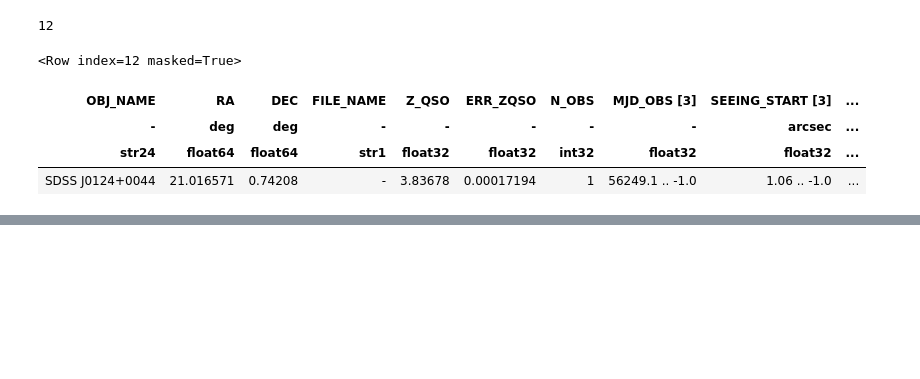
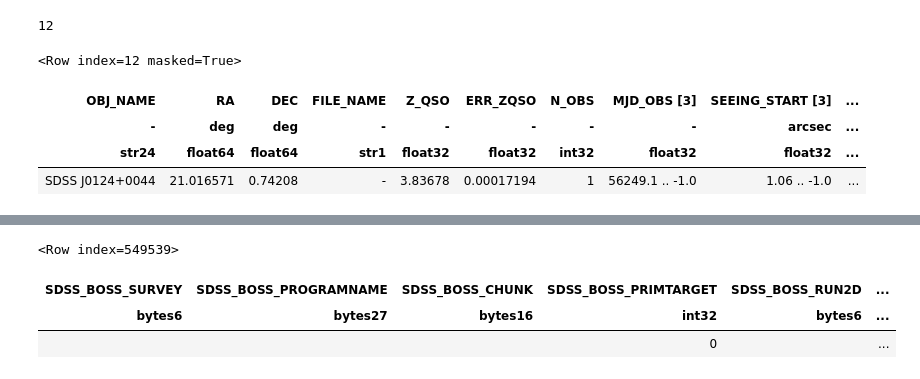
Before and after one commit to specdb/igmspec, a Jupyter notebook: docs/datasets/XQ-100.ipynb, the cells around one changed output, grey strips where cells are left out. Saved outputs shown, nothing was run; the diff lists cells and outputs as text; code cells hidden in the pictures; blank space fills up the shorter version.

```diff
--- a/docs/datasets/XQ-100.ipynb
+++ b/docs/datasets/XQ-100.ipynb
@@ -234,0 +292,7 @@ meta[imt]
+# %%
+myers[idx[82]]
+# %% [output]
+<Row index=549539>
+| SDSS_BOSS_SURVEY | SDSS_BOSS_PROGRAMNAME | SDSS_BOSS_CHUNK | SDSS_BOSS_PRIMTARGET | SDSS_BOSS_RUN2D | ... |
+| bytes6 | bytes27 | bytes16 | int32 | bytes6 | ... |
+|  |  |  | 0 |  | ... |
```
Also changed, not shown: parts of 17 cells of this notebook, 2 other files.
